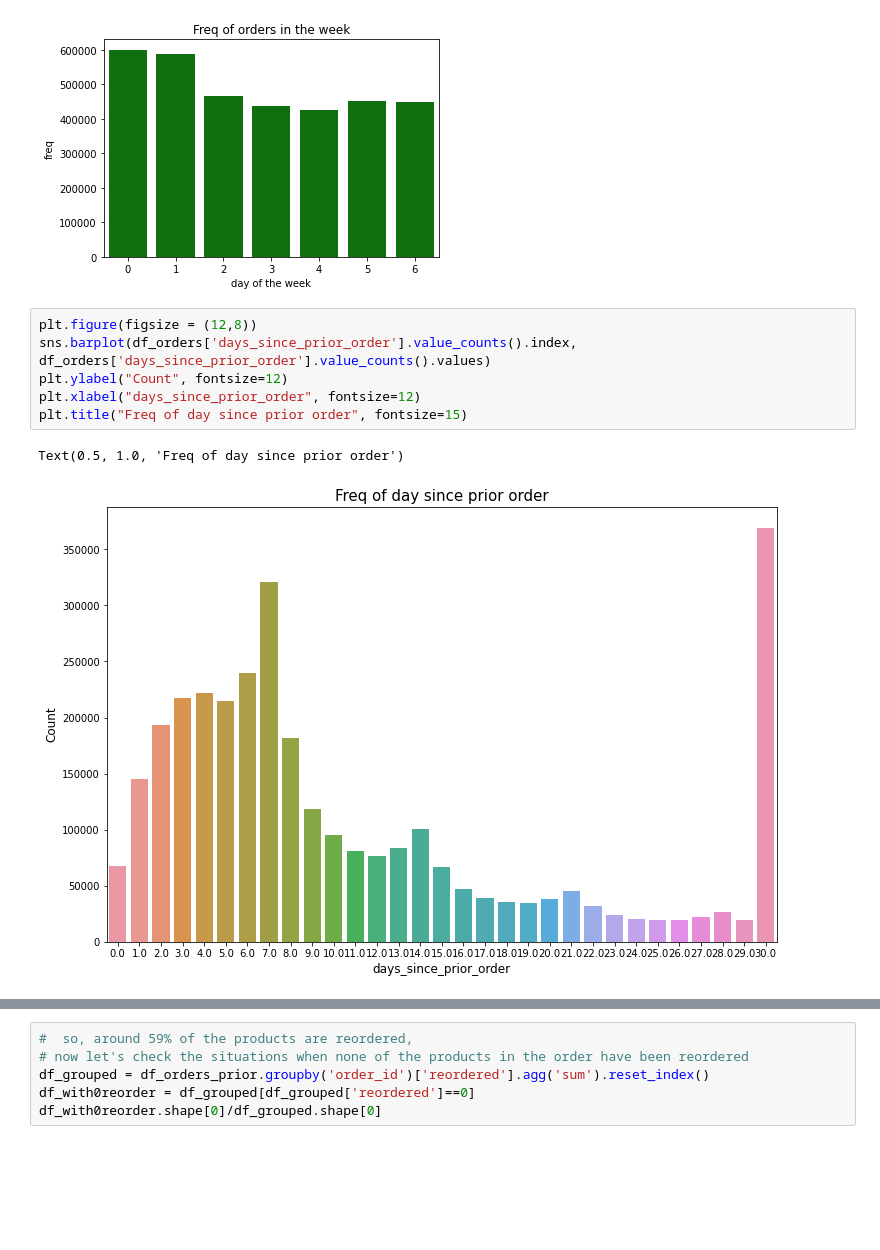
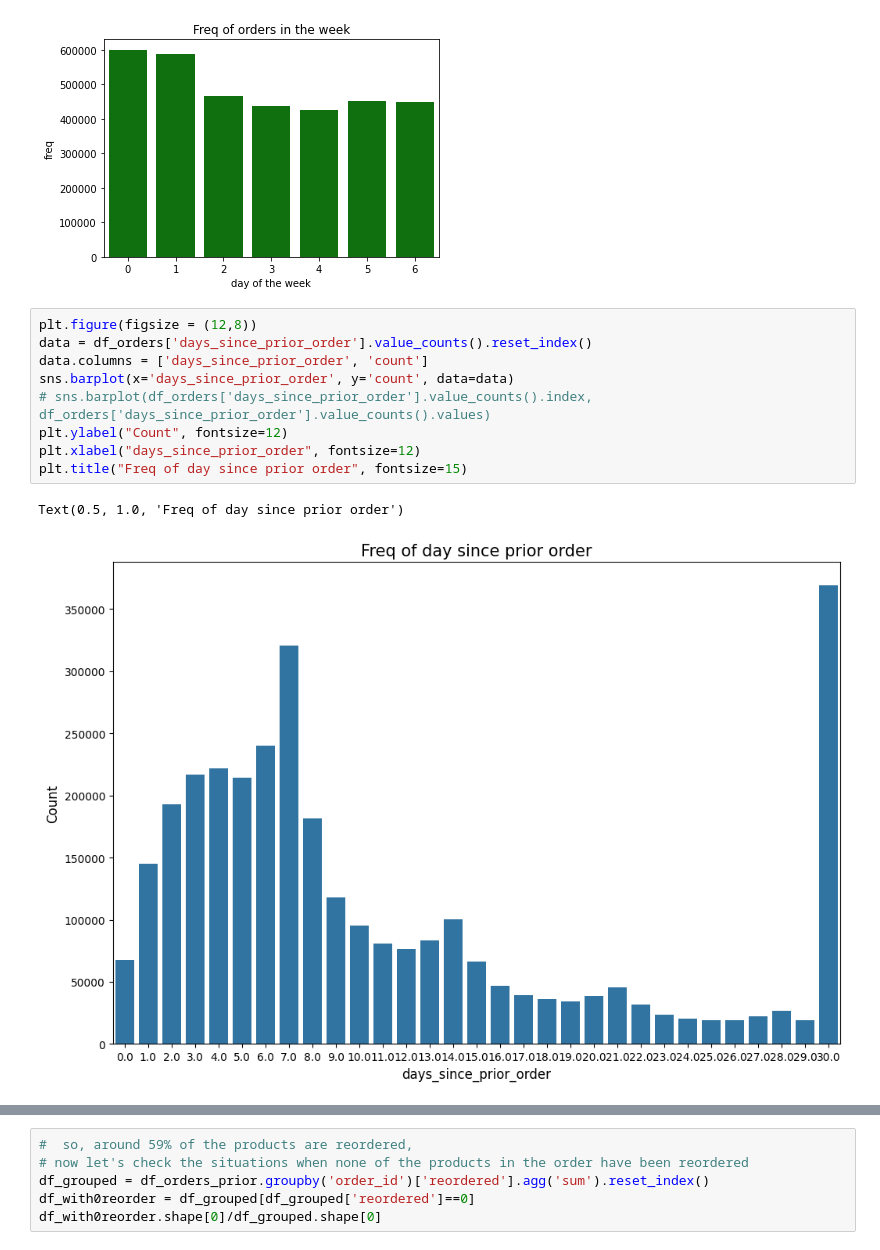
Before and after one commit to laveshg21/Grocery-Recommendation-System-CS771, a Jupyter notebook: EDA.ipynb, the cells around one changed output, grey strips where cells are left out. Cells and saved outputs as stored; diff of their text form; blank space fills up the shorter version.

```diff
--- a/EDA.ipynb
+++ b/EDA.ipynb
@@ -255,13 +261,16 @@ Text(0, 0.5, 'freq')
 [figure]
 # %%
 plt.figure(figsize = (12,8))
-sns.barplot(df_orders['days_since_prior_order'].value_counts().index, df_orders['days_since_prior_order'].value_counts().values)
+data = df_orders['days_since_prior_order'].value_counts().reset_index()
+data.columns = ['days_since_prior_order', 'count']
+sns.barplot(x='days_since_prior_order', y='count', data=data)
+# sns.barplot(df_orders['days_since_prior_order'].value_counts().index, df_orders['days_since_prior_order'].value_counts().values)
 plt.ylabel("Count", fontsize=12)
 plt.xlabel("days_since_prior_order", fontsize=12)
 plt.title("Freq of day since prior order", fontsize=15)
 # %% [output]
 Text(0.5, 1.0, 'Freq of day since prior order')
-[figure, old version]
+[figure, new version]
 # %%
 sns.countplot(data = df_orders, x ='order_hour_of_day')
 # %% [output]
```
Also changed, not shown: parts of 21 cells of this notebook.
